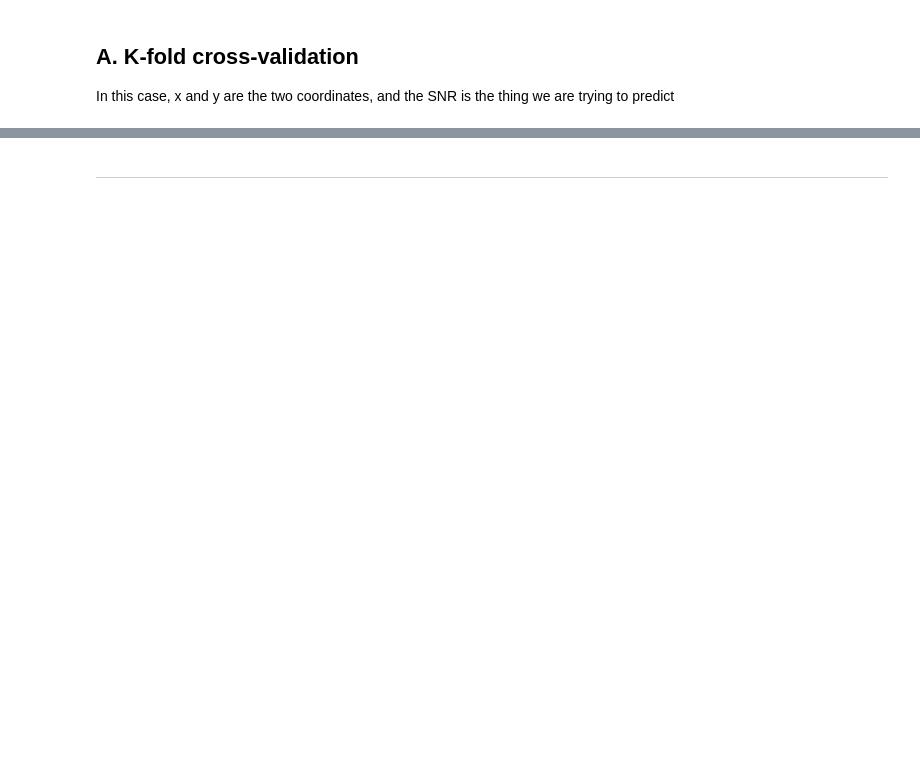
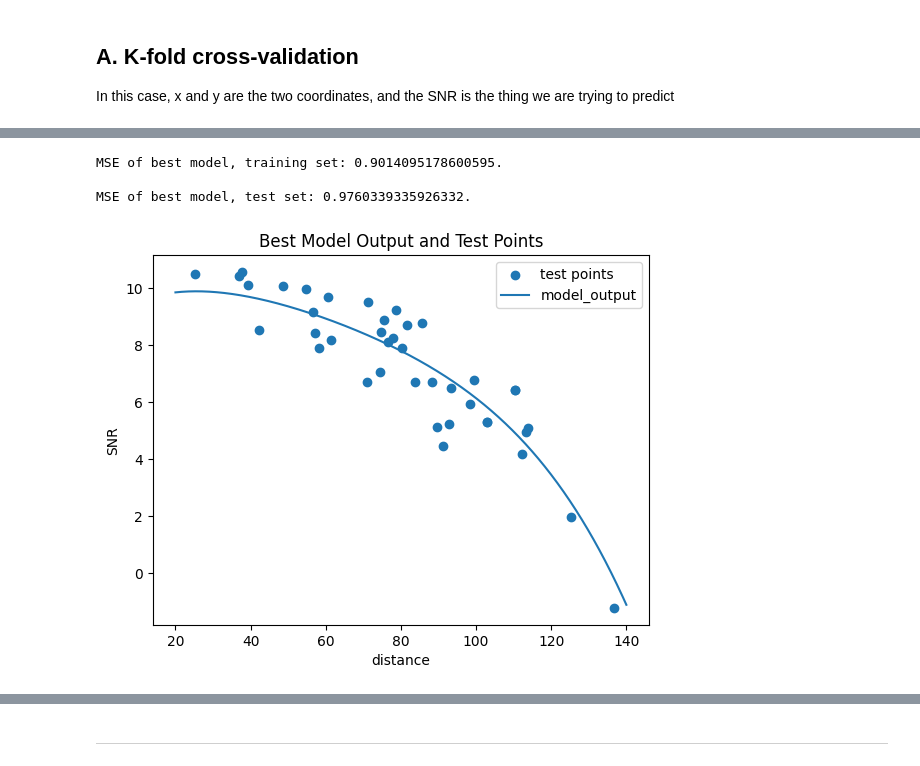
Before and after one commit to miriamzara/MachineLearning, a Jupyter notebook: Lab_1_Model_Selection/01_validation_my_solution_again.ipynb, the cells around one changed output, grey strips where cells are left out. Drawn from its saved outputs; the diff is of its cells as text; code cells hidden in the pictures; blank space fills up the shorter version.

```diff
--- a/Lab_1_Model_Selection/01_validation_my_solution_again.ipynb
+++ b/Lab_1_Model_Selection/01_validation_my_solution_again.ipynb
@@ -137,3 +169,26 @@ def k_fold_cross_validation(x_train: np.ndarray, y_train: np.ndarray, k: int, ma
 # %%
 # TODO: get the test performance of the best model and plot the model output and test points.
 # Try running the program multiple times, changing the values of K and the number of test points: is the output always the same?
+
+
+mse_train_best = evaluate(x_train, y_train, best)
+mse_test_best = evaluate(x_test, y_test, best)
+
+print("MSE of best model, training set: " + str(mse_train_best) + ".\n")
+print("MSE of best model, test set: " + str(mse_test_best) + ".\n")
+
+
+plt.title("Best Model Output and Test Points")
+plt.scatter(x_test, y_test, label = "test points")
+x_sample = np.linspace(20, 140, num = 1000)
+y_sample_predict = predict(x_sample, best)
+plt.plot(x_sample, y_sample_predict, label = f"model_output")
+plt.xlabel("distance")
+plt.ylabel("SNR")
+plt.legend()
+plt.show()
+# %% [output]
+MSE of best model, training set: 0.9014095178600595.
+
+MSE of best model, test set: 0.9760339335926332.
+[figure, added]
```
Also changed, not shown: parts of 19 cells of this notebook, 1 other file.
